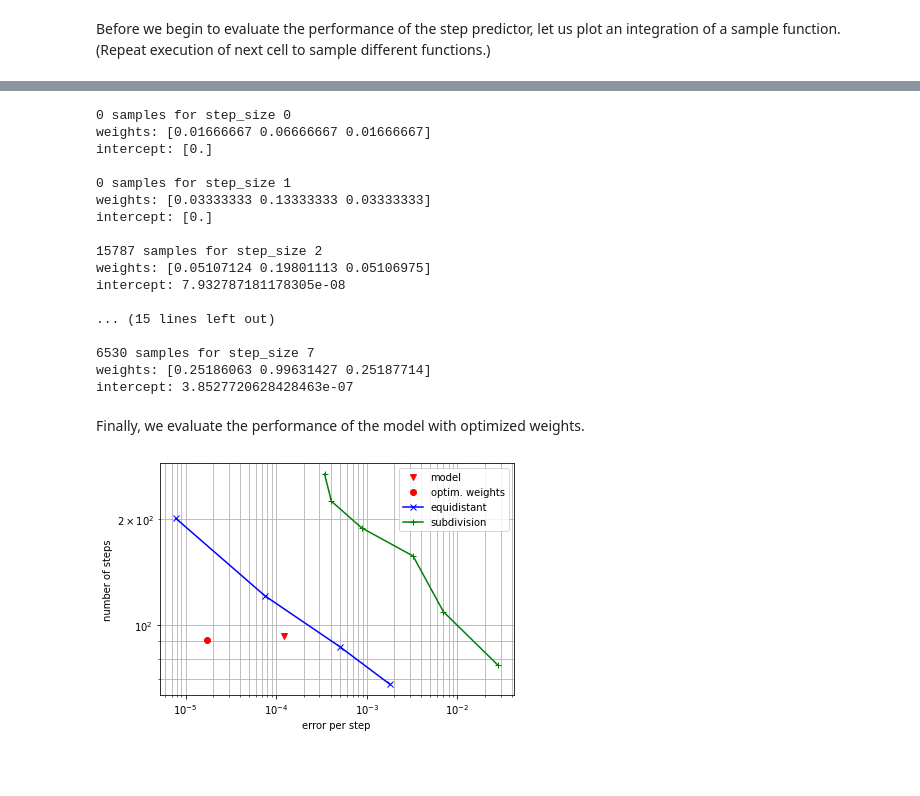
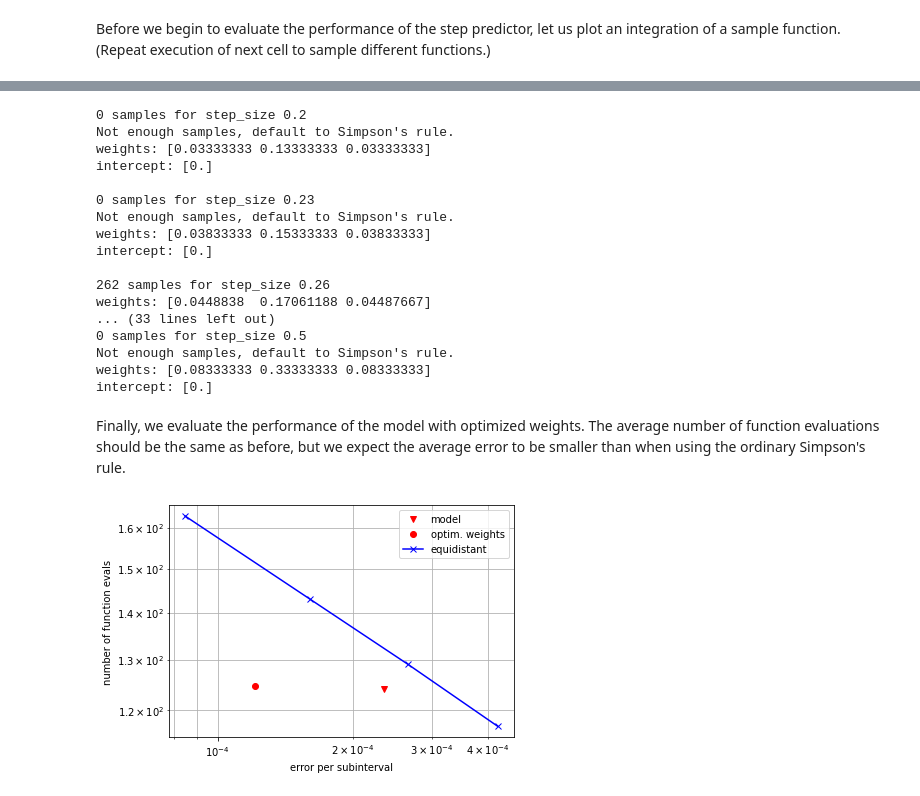
Before and after one commit to lueckem/quadrature-ML, a Jupyter notebook: quadrature.ipynb, the cells around one changed output, grey strips where cells are left out. Saved outputs shown, nothing was run; the diff lists cells and outputs as text; code cells hidden in the pictures; blank space fills up the shorter version.

```diff
--- a/quadrature.ipynb
+++ b/quadrature.ipynb
@@ -170,0 +172,17 @@ Predictor evals: 63
+# %%
+from adaptive.comparison import integrate_env
+
+env.reset(integrator)
+_, evals, _, errors = integrate_env(predictor, integrator, env, x0=t0, x1=t1)
+
+# plot the time-stepping
+from adaptive.plots import plot_trajectory_quad
+fig, ax = plot_trajectory_quad(nodes=env.nodes,
+                                f=env.fun,
+                                errors=env.errors,
+                                deltas=env.deltas,
+                                error_tolerance=env.error_tol,
+                                figsize=(8, 8),
+                                linewidth=1.5,
+                                axislabelsize=15,
+                                ticklabelsize=10)
@@ -261,13 +264,14 @@ from sklearn.linear_model import LinearRegression
 
 models = []
 for step_size_idx in range(len(step_sizes)):
-    print("{} samples for step_size {}".format(len(states[step_size_idx]), step_size_idx))
+    print("{} samples for step_size {}".format(len(states[step_size_idx]), np.round(step_sizes[step_size_idx], 2)))
     step_size = step_sizes[step_size_idx]
 
-    if len(states[step_size_idx]) < 10:
+    if len(states[step_size_idx]) < 100:
         # there are not enough samples for a reliable calculation -> choose simpson
+        print("Not enough samples, default to Simpson's rule.")
         model = LinearRegression()
-        weights = 2 * step_size * np.array([1, 4, 1]) / 6
+        weights = step_size * np.array([1, 4, 1]) / 6
         model.coef_ = weights
         model.intercept_ = np.zeros((1,))
 
@@ -283,32 +287,26 @@ for step_size_idx in range(len(step_sizes)):
         X = np.delete(X, ind, axis=0)
         y = np.delete(y, ind)
         model = LinearRegression().fit(X, y)
-
-        if np.linalg.norm(model.coef_) < 1e-4 * step_size:
-            # weights are = 0 -> use Simpson
-            weights = 2 * step_size * np.array([1, 4, 1]) / 6
-            model.coef_ = weights
-            model.intercept_ = np.zeros((1,))
     models.append(model)
 
     print("weights: {}".format(model.coef_))
     print("intercept: {}".format(model.intercept_))
     print('')
 # %% [output]
-0 samples for step_size 0
-weights: [0.01666667 0.06666667 0.01666667]
-intercept: [0.]
-
-0 samples for step_size 1
+0 samples for step_size 0.2
+Not enough samples, default to Simpson's rule.
 weights: [0.03333333 0.13333333 0.03333333]
 intercept: [0.]
 
-15787 samples for step_size 2
-weights: [0.05107124 0.19801113 0.05106975]
-intercept: 7.932787181178305e-08
+0 samples for step_size 0.23
+Not enough samples, default to Simpson's rule.
+weights: [0.03833333 0.15333333 0.03833333]
+intercept: [0.]
 
-... (15 lines left out)
-
-6530 samples for step_size 7
-weights: [0.25186063 0.99631427 0.25187714]
-intercept: 3.8527720628428463e-07
+262 samples for step_size 0.26
+weights: [0.0448838  0.17061188 0.04487667]
+... (33 lines left out)
+0 samples for step_size 0.5
+Not enough samples, default to Simpson's rule.
+weights: [0.08333333 0.33333333 0.08333333]
+intercept: [0.]
@@ -318,34 +313,33 @@ intercept: 3.8527720628428463e-07
 # %%
 # build integrator with optimized weights
 from adaptive.integrator import IntegratorLinReg
-integrator = IntegratorLinReg(step_sizes, models)
+integrator = IntegratorLinReg(step_sizes, models, integrator)
-# %% [markdown]
-Finally, we evaluate the performance of the model with optimized weights.
+# %% [markdown]
+Finally, we evaluate the performance of the model with optimized weights. The average number of function evaluations should be the same as before, but we expect the average error to be smaller than when using the ordinary Simpson's rule.
 # %%
-num_samples = 500 # number of functions to sample from the class
+num_samples = 300 # number of functions to sample from the class
 
 # performance NN with optimized weights
 errors = []
 evals = []
 for i in range(num_samples):
-    env.reset()
-    _, num_evals, _, err = integrate_env(predictor, integrator, env, x0, x1)
+    env.reset(integrator)
+    _, _, _, err = integrate_env(predictor, integrator, env, t0, t1)
     errors.append(np.mean(err))
-    evals.append(num_evals)
+    evals.append((len(env.nodes) - 1) * 2 + 1)
 
 perf_model_weights = np.array([np.mean(errors), np.mean(evals)])
 
 # plot results
 from matplotlib import pyplot as plt
 plt.loglog(perf_model[0], perf_model[1], 'rv', label='model')
 plt.loglog(perf_model_weights[0], perf_model_weights[1], 'ro', label='optim. weights')
 plt.loglog(perf_eq[:, 0], perf_eq[:, 1], 'bx-', label='equidistant')
-plt.loglog(perf_sub[:, 0], perf_sub[:, 1], 'g+-', label='subdivision')
 plt.legend()
-plt.xlabel('error per step')
-plt.ylabel('number of steps')
+plt.xlabel('error per subinterval')
+plt.ylabel('number of function evals')
 plt.grid(which='both')
 plt.tight_layout()
 plt.show()
 # %% [output]
-[figure, old version]
+[figure, new version]
```
Also changed, not shown: parts of 22 cells of this notebook, 26 other files.
